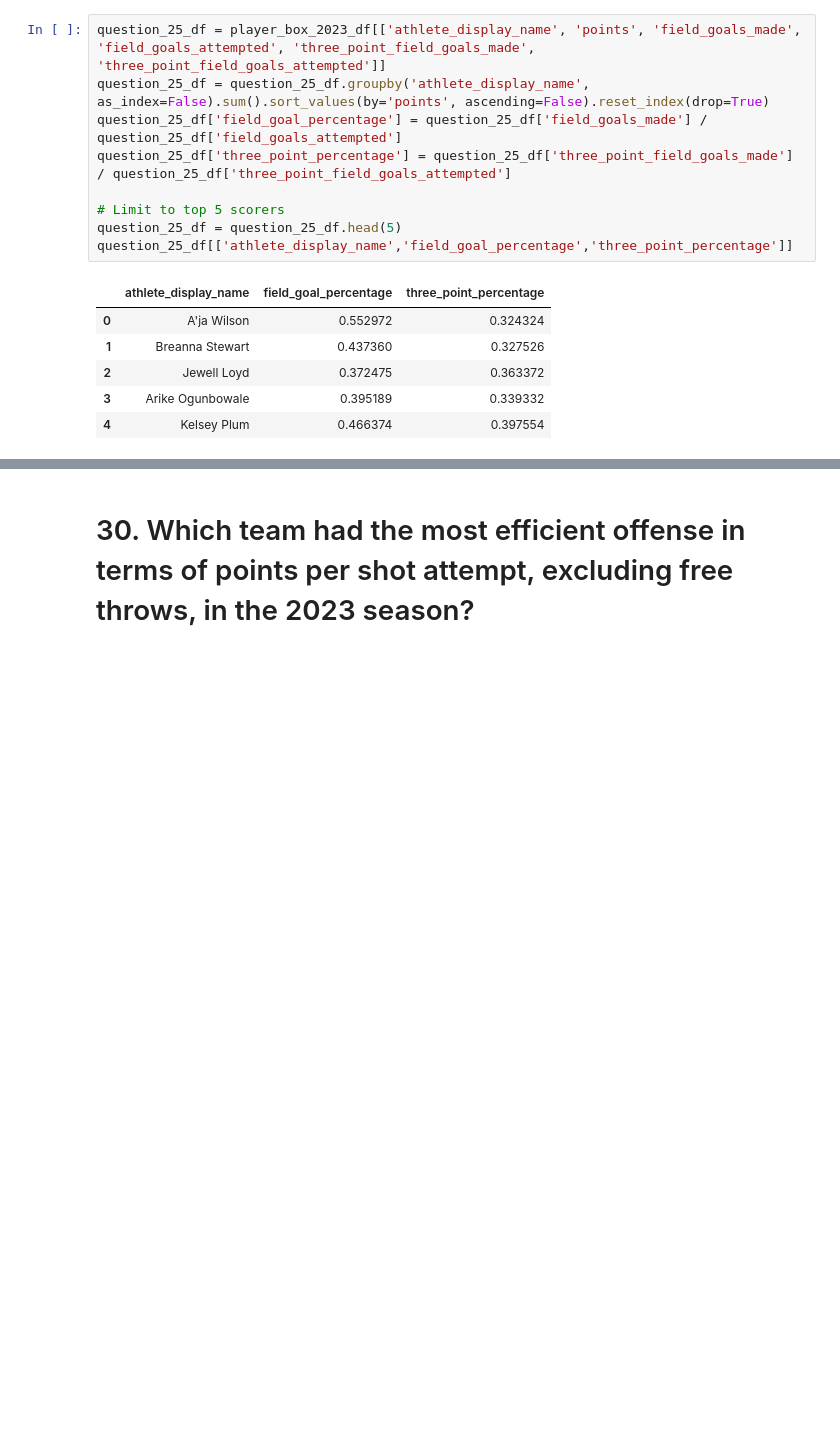
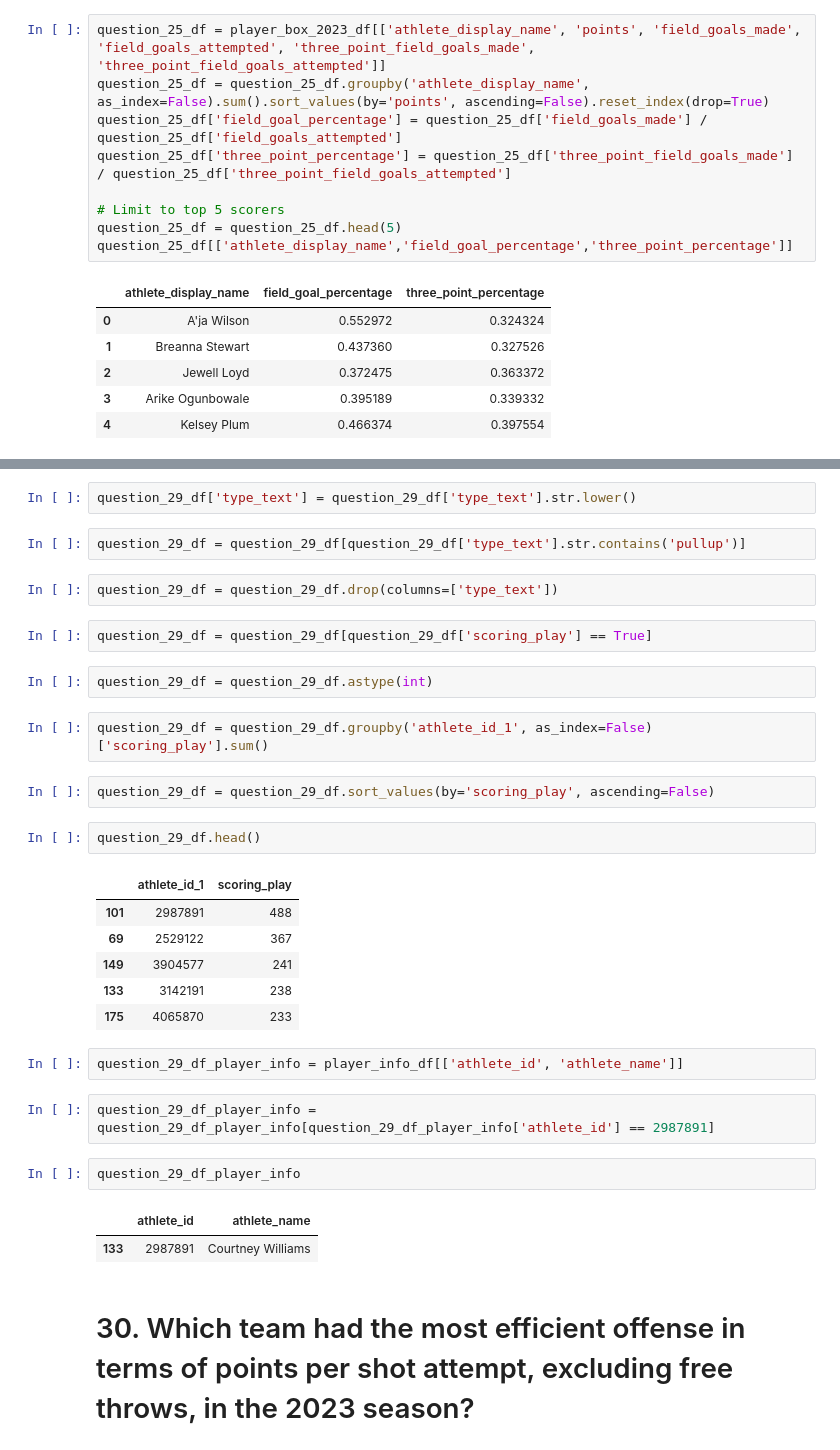
Before and after one commit to MIDS2024-Capstone-HoopIQ/project, a Jupyter notebook: test_questions_answers.ipynb, the cells around one changed output, grey strips where cells are left out. Cells and saved outputs as stored; diff of their text form; blank space fills up the shorter version.

```diff
--- a/test_questions_answers.ipynb
+++ b/test_questions_answers.ipynb
@@ -643,3 +704,35 @@ question_25_df[['athlete_display_name','field_goal_percentage','three_point_perc
+# %%
+question_29_df['type_text'] = question_29_df['type_text'].str.lower()
+# %%
+question_29_df = question_29_df[question_29_df['type_text'].str.contains('pullup')]
+# %%
+question_29_df = question_29_df.drop(columns=['type_text'])
+# %%
+question_29_df = question_29_df[question_29_df['scoring_play'] == True]
+# %%
+question_29_df = question_29_df.astype(int)
+# %%
+question_29_df = question_29_df.groupby('athlete_id_1', as_index=False)['scoring_play'].sum()
+# %%
+question_29_df = question_29_df.sort_values(by='scoring_play', ascending=False)
+# %%
+question_29_df.head()
+# %% [output]
+|  | athlete_id_1 | scoring_play |
+| 101 | 2987891 | 488 |
+| 69 | 2529122 | 367 |
+| 149 | 3904577 | 241 |
+| 133 | 3142191 | 238 |
+| 175 | 4065870 | 233 |
+# %%
+question_29_df_player_info = player_info_df[['athlete_id', 'athlete_name']]
+# %%
+question_29_df_player_info = question_29_df_player_info[question_29_df_player_info['athlete_id'] == 2987891]
+# %%
+question_29_df_player_info
+# %% [output]
+|  | athlete_id | athlete_name |
+| 133 | 2987891 | Courtney Williams |
 # %% [markdown]
 # 30. Which team had the most efficient offense in terms of points per shot attempt, excluding free throws, in the 2023 season?
 # %%
```
Also changed, not shown: parts of 29 cells of this notebook.
